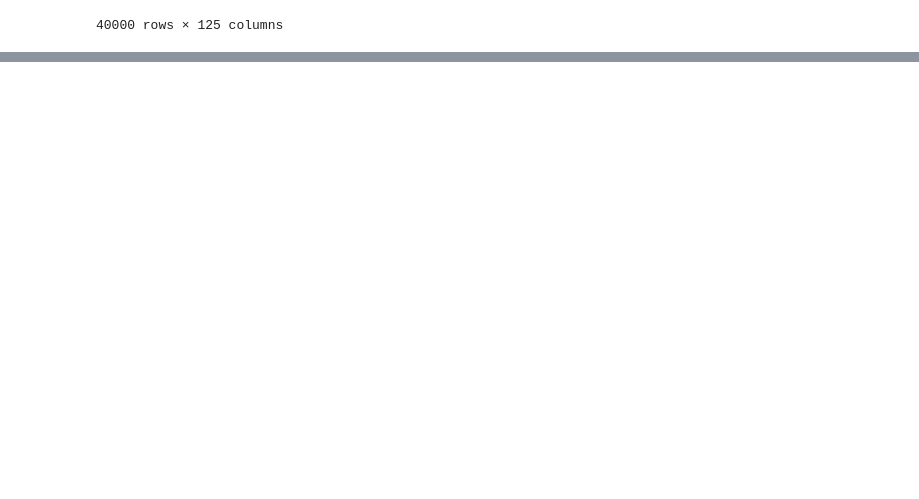
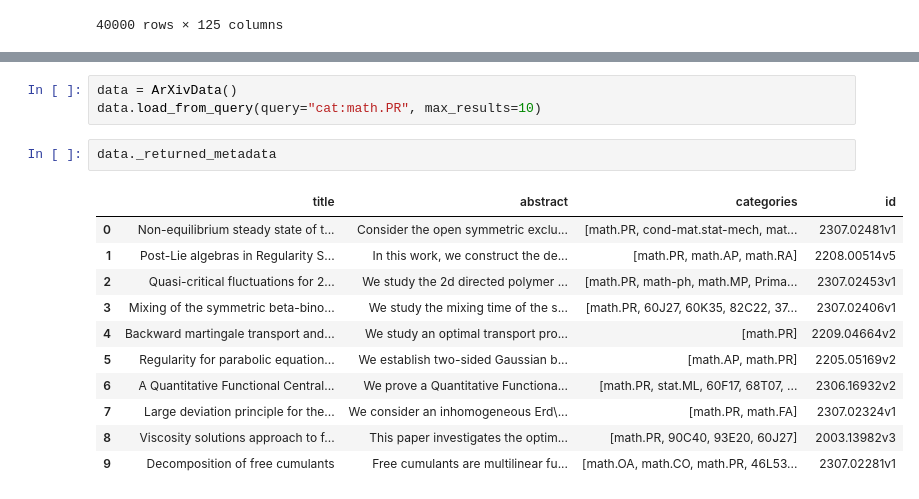
Before and after one commit to Michael-Geis/Fritz, a Jupyter notebook: collection.ipynb, the cells around one changed output, grey strips where cells are left out. Cells and saved outputs as stored; diff of their text form; blank space fills up the shorter version.

```diff
--- a/collection.ipynb
+++ b/collection.ipynb
@@ -818,0 +827,17 @@ new.arxiv_subjects
+# %%
+data = ArXivData()
+data.load_from_query(query="cat:math.PR", max_results=10)
+# %%
+data._returned_metadata
+# %% [output]
+|  | title | abstract | categories | id |
+| 0 | Non-equilibrium steady state of t... | Consider the open symmetric exclu... | [math.PR, cond-mat.stat-mech, mat... | 2307.02481v1 |
+| 1 | Post-Lie algebras in Regularity S... | In this work, we construct the de... | [math.PR, math.AP, math.RA] | 2208.00514v5 |
+| 2 | Quasi-critical fluctuations for 2... | We study the 2d directed polymer ... | [math.PR, math-ph, math.MP, Prima... | 2307.02453v1 |
+| 3 | Mixing of the symmetric beta-bino... | We study the mixing time of the s... | [math.PR, 60J27, 60K35, 82C22, 37... | 2307.02406v1 |
+| 4 | Backward martingale transport and... | We study an optimal transport pro... | [math.PR] | 2209.04664v2 |
+| 5 | Regularity for parabolic equation... | We establish two-sided Gaussian b... | [math.AP, math.PR] | 2205.05169v2 |
+| 6 | A Quantitative Functional Central... | We prove a Quantitative Functiona... | [math.PR, stat.ML, 60F17, 68T07, ... | 2306.16932v2 |
+| 7 | Large deviation principle for the... | We consider an inhomogeneous Erd\... | [math.PR, math.FA] | 2307.02324v1 |
+| 8 | Viscosity solutions approach to f... | This paper investigates the optim... | [math.PR, 90C40, 93E20, 60J27] | 2003.13982v3 |
+| 9 | Decomposition of free cumulants | Free cumulants are multilinear fu... | [math.OA, math.CO, math.PR, 46L53... | 2307.02281v1 |
```
Also changed, not shown: parts of 9 cells of this notebook, 3 other files.
